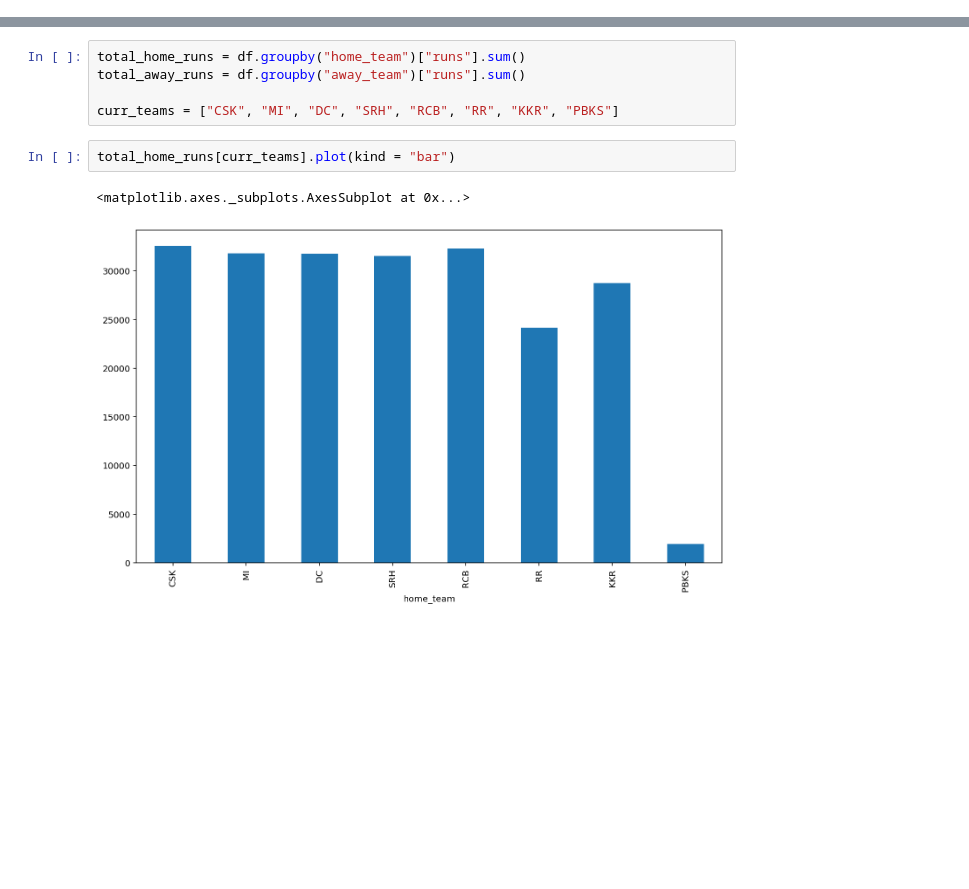
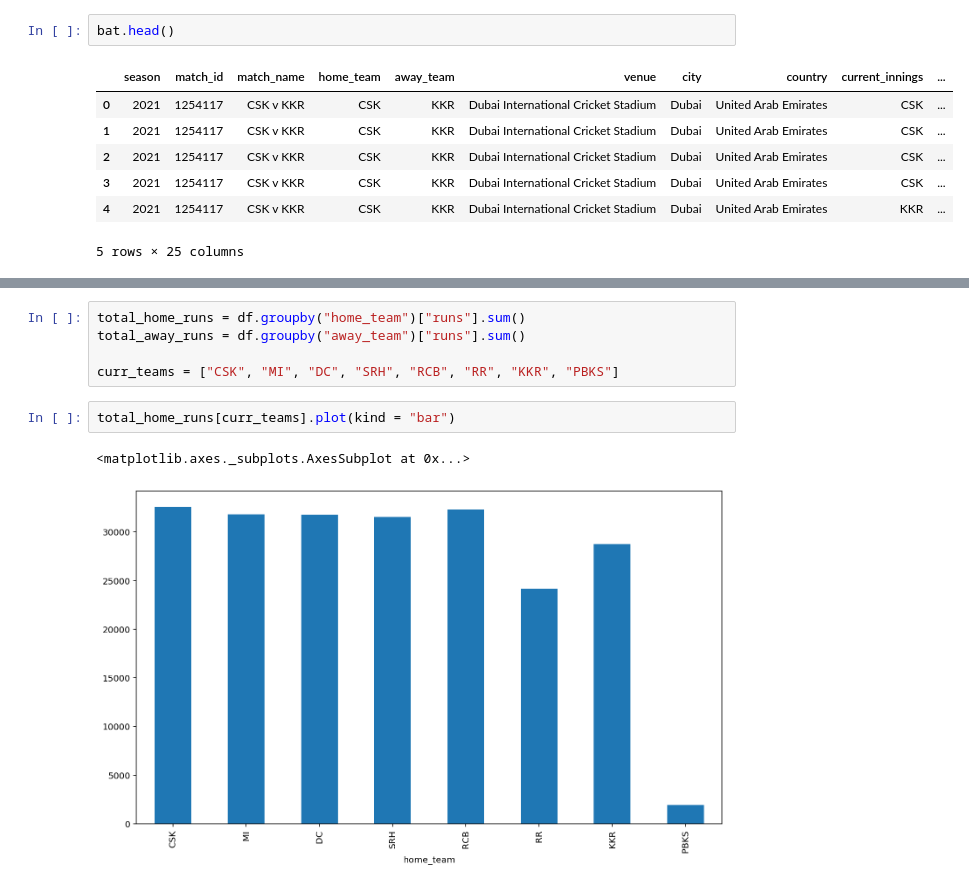
Before and after one commit to gprasad125/ipl_run_predictor, a Jupyter notebook: main/Notebooks/EDA.ipynb, the cells around one changed output, grey strips where cells are left out. Saved outputs shown, nothing was run; the diff lists cells and outputs as text; blank space fills up the shorter version.

```diff
--- a/main/Notebooks/EDA.ipynb
+++ b/main/Notebooks/EDA.ipynb
@@ -39,0 +38,10 @@ sns.heatmap(corr_matrix.loc[top_five, top_five], annot = True, cmap = "Blues", f
+# %%
+bat.head()
+# %% [output]
+|  | season | match_id | match_name | home_team | away_team | venue | city | country | current_innings | ... |
+| 0 | 2021 | 1254117 | CSK v KKR | CSK | KKR | Dubai International Cricket Stadium | Dubai | United Arab Emirates | CSK | ... |
+| 1 | 2021 | 1254117 | CSK v KKR | CSK | KKR | Dubai International Cricket Stadium | Dubai | United Arab Emirates | CSK | ... |
+| 2 | 2021 | 1254117 | CSK v KKR | CSK | KKR | Dubai International Cricket Stadium | Dubai | United Arab Emirates | CSK | ... |
+| 3 | 2021 | 1254117 | CSK v KKR | CSK | KKR | Dubai International Cricket Stadium | Dubai | United Arab Emirates | CSK | ... |
+| 4 | 2021 | 1254117 | CSK v KKR | CSK | KKR | Dubai International Cricket Stadium | Dubai | United Arab Emirates | KKR | ... |
+5 rows × 25 columns
```
Also changed, not shown: parts of 4 cells of this notebook, 5 other files.
